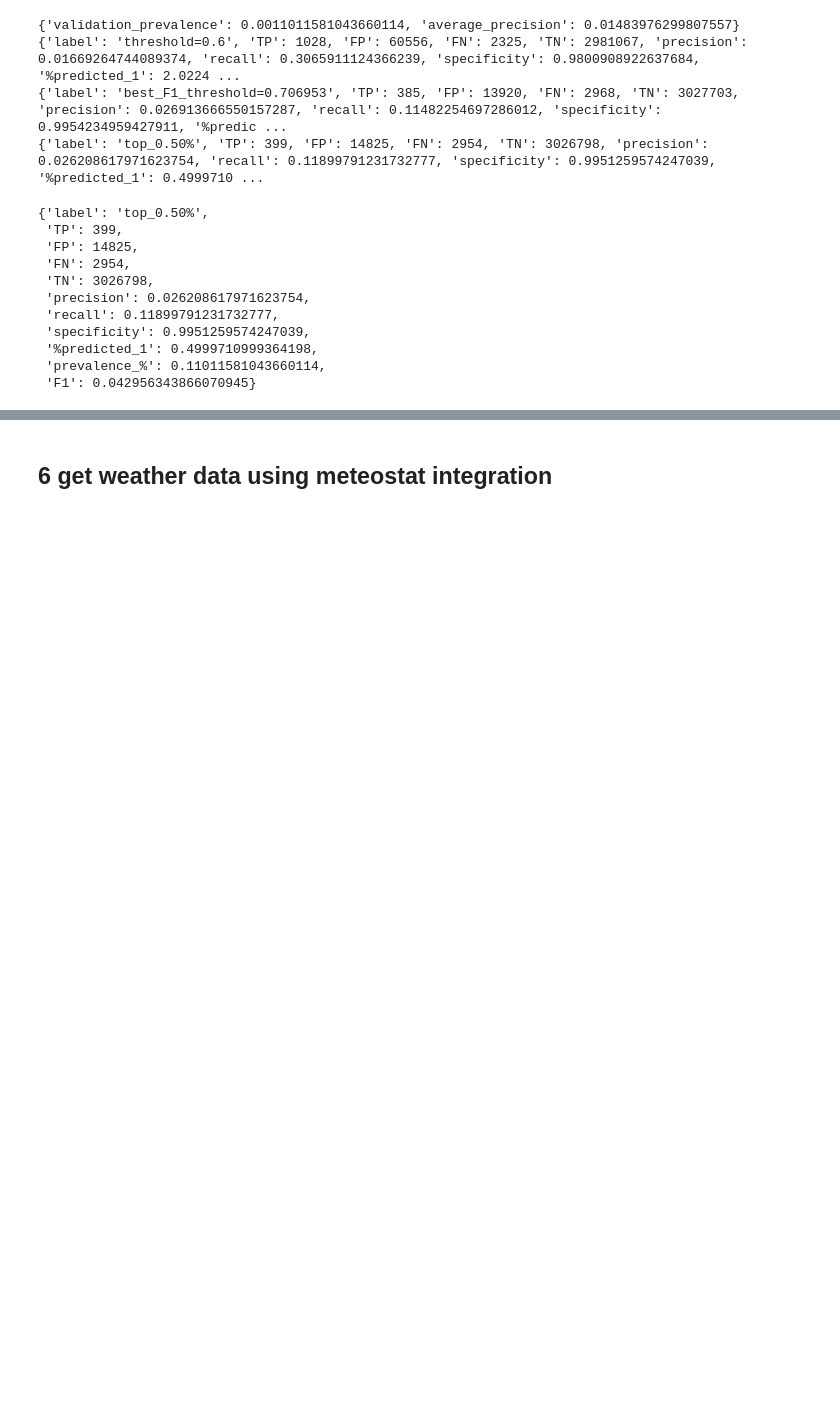
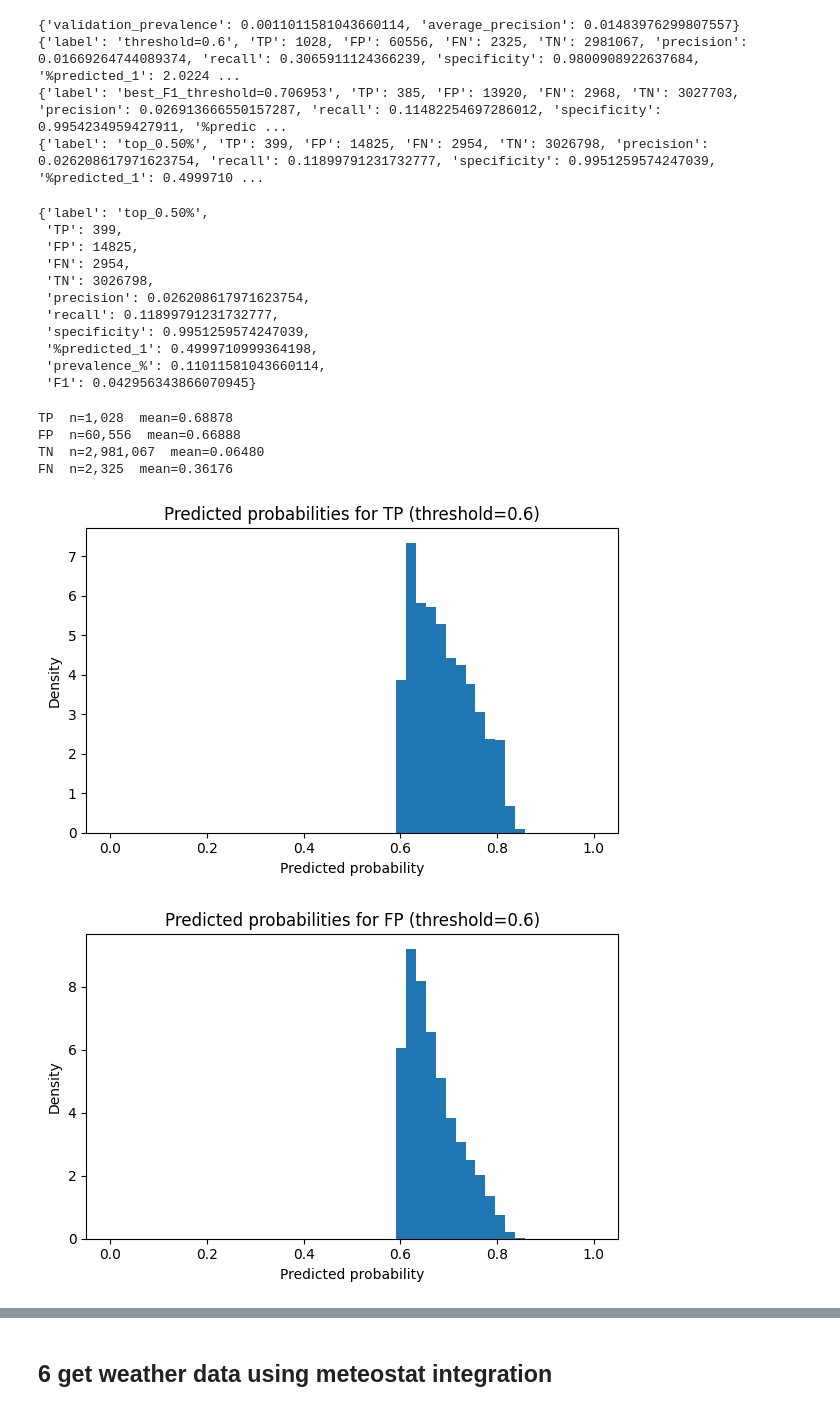
Before and after one commit to cavities12/ac215_project, a Jupyter notebook: notebook/01_explore_us_accidents.ipynb, the cells around one changed output, grey strips where cells are left out. Drawn from its saved outputs; the diff is of its cells as text; code cells hidden in the pictures; blank space fills up the shorter version.

```diff
--- a/notebook/01_explore_us_accidents.ipynb
+++ b/notebook/01_explore_us_accidents.ipynb
@@ -876,3 +876,59 @@ show_confusion(y_valid, y_hat_k, label=f"top_{k_frac*100:.2f}%")
  '%predicted_1': 0.4999710999364198,
  'prevalence_%': 0.11011581043660114,
  'F1': 0.042956343866070945}
+# %%
+import numpy as np
+import matplotlib.pyplot as plt
+from sklearn.metrics import precision_recall_curve
+
+# ---- choose a threshold ----
+t = 0.6 # set your operating threshold (or compute from PR curve)
+
+# buckets
+y_pred = (proba_valid >= t).astype(int)
+tp = proba_valid[(y_valid == 1) & (y_pred == 1)]
+fp = proba_valid[(y_valid == 0) & (y_pred == 1)]
+tn = proba_valid[(y_valid == 0) & (y_pred == 0)]
+fn = proba_valid[(y_valid == 1) & (y_pred == 0)]
+
+# quick summary
+for name, arr in {"TP": tp, "FP": fp, "TN": tn, "FN": fn}.items():
+    n = len(arr)
+    print(f"{name:>2}  n={n:,}  mean={np.mean(arr) if n else np.nan:.5f}")
+
+# 1) separate histogram for each bucket (one figure per bucket)
+bins = np.linspace(0, 1, 50)
+for name, arr in {"TP": tp, "FP": fp, "TN": tn, "FN": fn}.items():
+    plt.figure(figsize=(6,4))
+    plt.hist(arr, bins=bins, density=True)
+    plt.title(f"Predicted probabilities for {name} (threshold={t})")
+    plt.xlabel("Predicted probability"); plt.ylabel("Density")
+    plt.tight_layout(); plt.show()
+
+# 2) overlay ECDFs (great for comparing distributions)
+def ecdf(a):
+    x = np.sort(a); y = np.arange(1, len(a)+1) / len(a)
+    return x, y
+
+plt.figure(figsize=(7,5))
+for name, arr in {"TP": tp, "FP": fp, "TN": tn, "FN": fn}.items():
+    if len(arr):
+        x, y = ecdf(arr)
+        plt.step(x, y, where="post", label=name)
+plt.axvline(t, linestyle="--")
+plt.xlabel("Predicted probability"); plt.ylabel("ECDF")
+plt.legend(); plt.tight_layout(); plt.show()
+
+# 3) boxplot of all four buckets
+plt.figure(figsize=(7,5))
+plt.boxplot([tp, fp, fn, tn], labels=["TP","FP","FN","TN"], showfliers=False)
+plt.ylabel("Predicted probability")
+plt.title(f"Scores by bucket (threshold={t})")
+plt.tight_layout(); plt.show()
+# %% [output]
+TP  n=1,028  mean=0.68878
+FP  n=60,556  mean=0.66888
+TN  n=2,981,067  mean=0.06480
+FN  n=2,325  mean=0.36176
+[figure, added]
+[figure, added]
```
Also changed, not shown: parts of 1 cell of this notebook.
